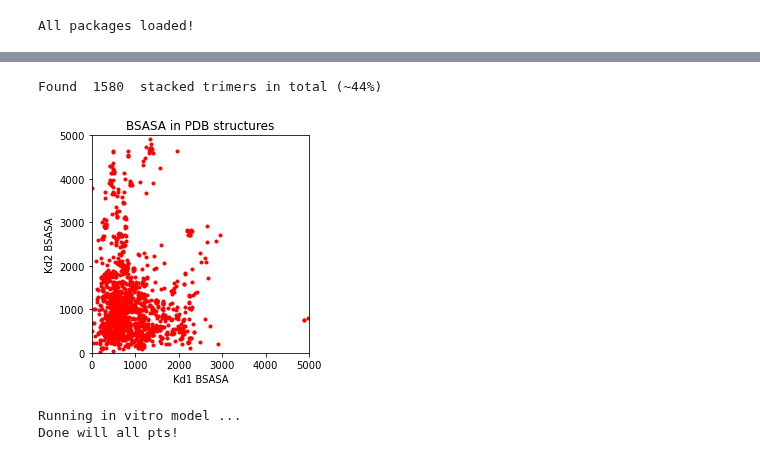
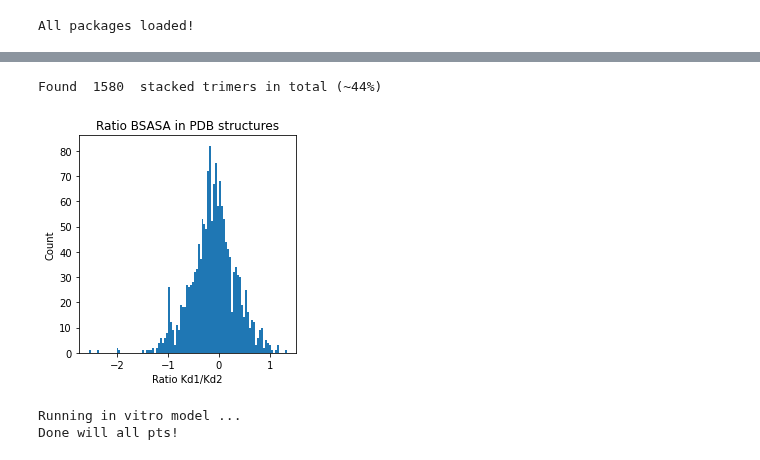
Before and after one commit to llagunes-324B21/Persephone_SR, a Jupyter notebook: 2023/March_2023/LL_BSASA_03_2023.ipynb, the cells around one changed output, grey strips where cells are left out. Drawn from its saved outputs; the diff is of its cells as text; code cells hidden in the pictures.

Commit message:
plot ratio kd1/kd2

```diff
--- a/2023/March_2023/LL_BSASA_03_2023.ipynb
+++ b/2023/March_2023/LL_BSASA_03_2023.ipynb
@@ -140,37 +140,44 @@ Functions ready... 02/20/2023 14:51:59
 # %%
 # ---------------------------------------------------------
 # --- EXTRACT STACKED TRIMERS FROM FILLED OUT DATASET ---
 # ---------------------------------------------------------
+
+# PLOT RATIO KD1/KD2
 
 # --- Load dataset (.csv) ---
 filename = 'BSASA_workthrough_data.csv'
 stacked_trimers_all=getSR(filename)
 
 # How many stacked trimers did I get?
 print("Found ", len(stacked_trimers_all), ' stacked trimers in total (~44%)')
 # --- prep list for plotting ---
 KD1s = []; KD2s = []; # lists to hold KD1 and KD2
+all_ratios = []
 for listI in stacked_trimers_all:
     KD1_item = listI[1]; KD2_item = listI[2];
     KD1s.append(KD1_item); KD2s.append(KD2_item);
+    ratioVal = KD1_item/KD2_item; all_ratios.append(ratioVal)
+
 
 # --- plot KD1 vs KD2 ---
+n_bins=100
 fig = plt.figure()
 ax = fig.add_subplot(111)
 
-plt.plot(KD1s,KD2s,'r.')
-plt.xlim(0, 5000); plt.ylim(0, 5000)
+plt.hist(np.log10(all_ratios), bins = n_bins)
+#plt.xlim(0, 5000); plt.ylim(0, 5000)
 #plt.xscale('log')
 #plt.yscale('log')
 
-plt.title("BSASA in PDB structures"); plt.xlabel('Kd1 BSASA'); plt.ylabel('Kd2 BSASA')
+plt.title("Ratio BSASA in PDB structures"); #plt.xlabel('Kd1 BSASA'); plt.ylabel('Kd2 BSASA')
+plt.xlabel('Ratio Kd1/Kd2'); plt.ylabel('Count')
 
 # --- save final plot ---
 ax.set_aspect(1./ax.get_data_ratio())
-plt.savefig('BSASA_'+today+'.eps')
+plt.savefig('ratio_hist_BSASA_'+today+'.eps')
 # %% [output]
 Found  1580  stacked trimers in total (~44%)
-[figure, old version]
+[figure, new version]
 # %%
 # ---------------------------------------------------------
 # --- OVERLAY WITH MODEL ---
```
Also changed, not shown: parts of 3 cells of this notebook.
